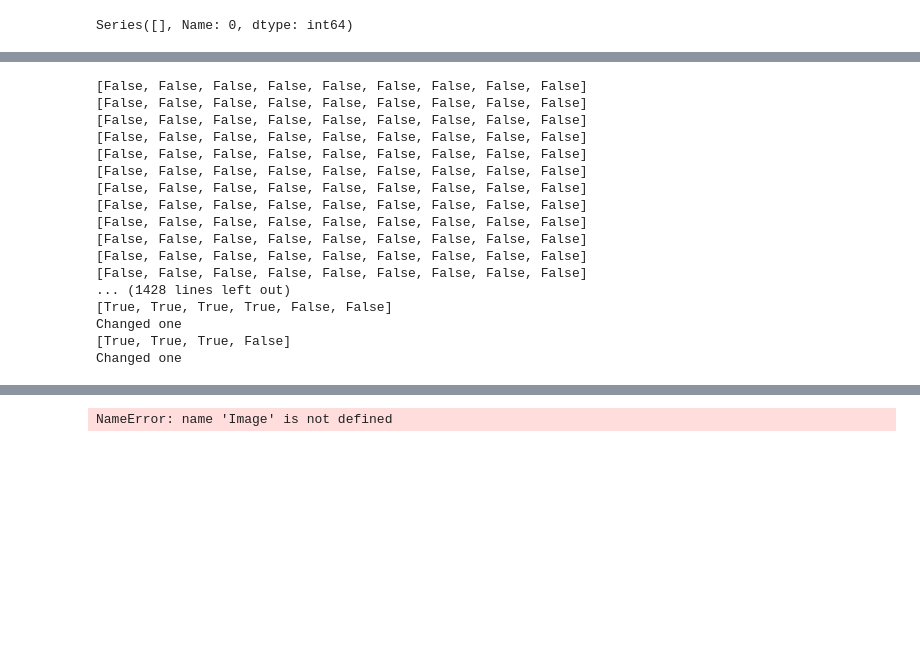
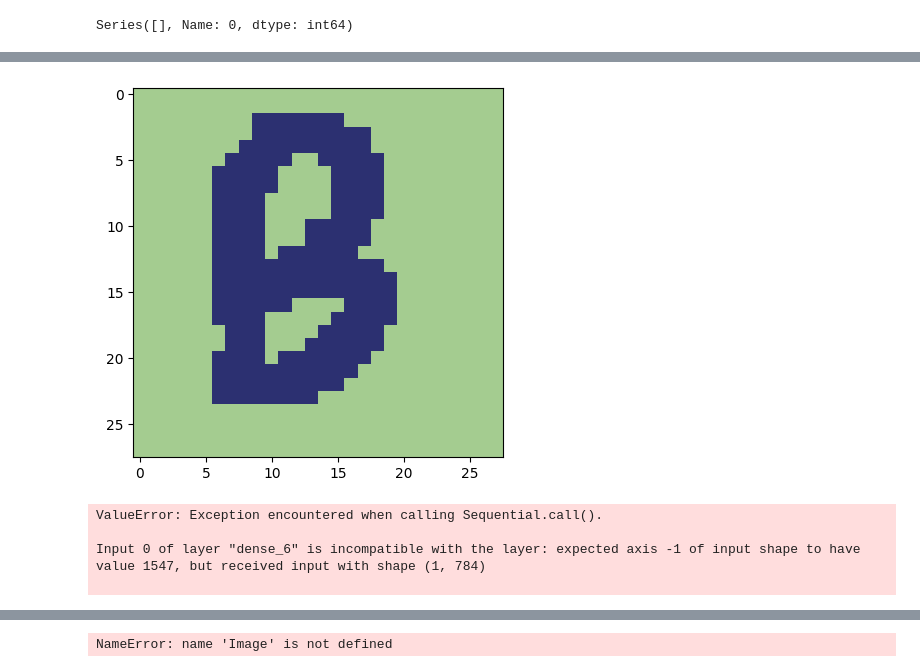
Before and after one commit to SamVirsik/FINAL-HANDWRITING, a Jupyter notebook: handwriting_reader.ipynb, the cells around one changed output, grey strips where cells are left out. Cells and saved outputs as stored; diff of their text form; code cells hidden in the pictures; blank space fills up the shorter version.

```diff
--- a/handwriting_reader.ipynb
+++ b/handwriting_reader.ipynb
@@ -201,56 +278,57 @@ while running:
             pygame.draw.circle(screen, draw_color, event.pos, line_thickness)
 
     pygame.display.flip()
     clock.tick(60)
 
 # Convert the drawing on the screen to a numpy array
 buffer_string = pygame.image.tostring(screen, 'RGB')
 image = pygame.image.fromstring(buffer_string, (width, height), 'RGB')
 array = pygame.surfarray.array3d(image)
 
 # Check which pixels are colored (deviate from background_color)
 is_colored = np.any(array != np.array(background_color).reshape(1, 1, 3), axis=2)
 
 # Create DataFrame from the boolean array
 df = pd.DataFrame(is_colored)
+#df_condensed, df_count = downsample(df, 28)
 df_condensed = downsample(df, 28)
+
 df_condensed = df_condensed.T
+df_final = df_condensed.copy()
 
 for r in range(len(df_condensed)):
     for c, col_name in enumerate(df_condensed.columns):
         surrounding_list = []
         for r_add in range(-1, 2):
             for c_add in range(-1, 2):
-                try:
-                    surrounding_list.append(df_condensed.iat[r+r_add, c+c_add])
-                except IndexError:
-                    pass
-        print(surrounding_list)
+                if r+r_add != -1:
+                    try:
+                        surrounding_list.append(df_condensed.iat[r+r_add, c+c_add])
+                    except IndexError:
+                        pass
         if True in surrounding_list:
-            print("Changed one")
-            df_condensed.at[r, c] = True
+            df_final.at[r, c] = True
 
-img = df_to_image(df_condensed)
+'''
+img = df_to_image(df_final)
 # Save or display the image
 img.show()
+'''
 
-# Clean up Pygame
 pygame.quit()
+
+single_row_bool = pd.DataFrame(df_final.values.flatten()).T
+single_row_color = single_row_bool.applymap(lambda x: 255 if x else 0)
+single_row_color = single_row_color / 255
+
+plt.imshow(single_row_color.iloc[0].values.reshape(28, 28), cmap='crest')
+plt.show()
+
+pred_v = model.predict(np.array([single_row_color.iloc[0].values]))
+print('Model Prediction: ', letters[np.argmax(pred_v)])
 # %% [output]
+[figure, added]
-[False, False, False, False, False, False, False, False, False]
-[False, False, False, False, False, False, False, False, False]
-[False, False, False, False, False, False, False, False, False]
-[False, False, False, False, False, False, False, False, False]
-[False, False, False, False, False, False, False, False, False]
-[False, False, False, False, False, False, False, False, False]
-[False, False, False, False, False, False, False, False, False]
-[False, False, False, False, False, False, False, False, False]
-[False, False, False, False, False, False, False, False, False]
-[False, False, False, False, False, False, False, False, False]
-[False, False, False, False, False, False, False, False, False]
-[False, False, False, False, False, False, False, False, False]
-... (1428 lines left out)
-[True, True, True, True, False, False]
-Changed one
-[True, True, True, False]
-Changed one
+ValueError: Exception encountered when calling Sequential.call().
+
+Input 0 of layer "dense_6" is incompatible with the layer: expected axis -1 of input shape to have value 1547, but received input with shape (1, 784)
+
```
Also changed, not shown: parts of 11 cells of this notebook.
